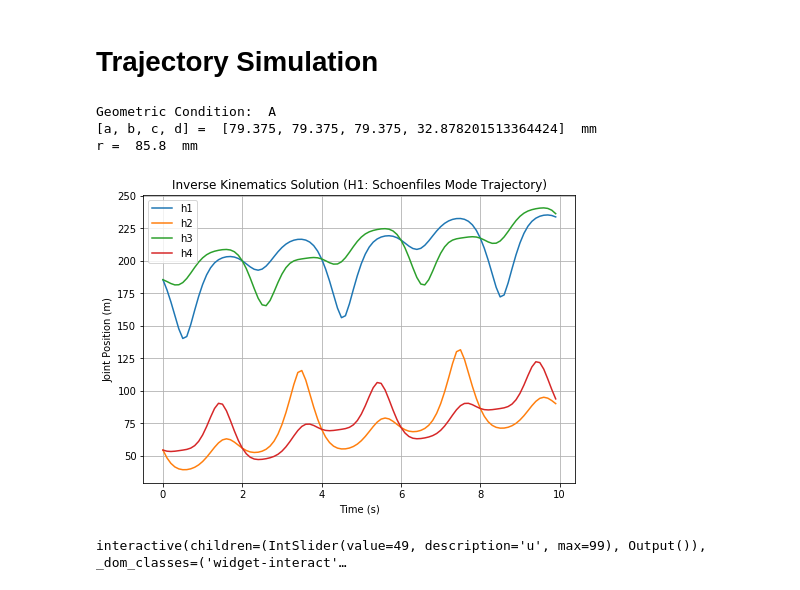
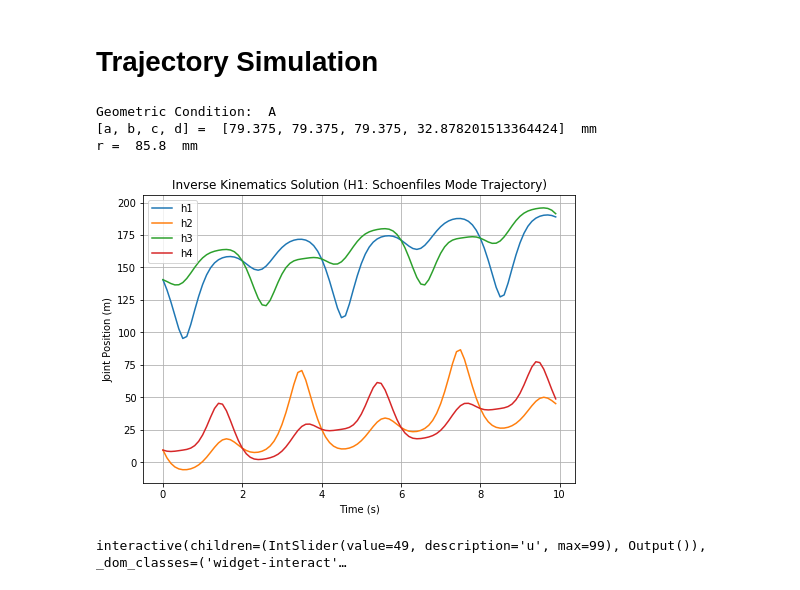
Before and after one commit to ROAR-Lab-Spine/4-CRU_mechanism_analysis, a Jupyter notebook: 4CRU_mech_kinematics.ipynb, the cells around one changed output. Saved outputs shown, nothing was run; the diff lists cells and outputs as text; code cells hidden in the pictures.

```diff
--- a/4CRU_mech_kinematics.ipynb
+++ b/4CRU_mech_kinematics.ipynb
@@ -296,7 +296,7 @@ T = np.arange(0, 10, dt)
 tt = symbols('tt')
 XxH1 = 15.0 + 15.0*cos(0.5 * np.pi * tt)
 YyH1 = 15.0*sin(0.5 * np.pi * tt)
-ZzH1 = 120.0 + 4 * tt
+ZzH1 = 75.0 + 4 * tt
 # PhiH1 = np.ones(len(T))*0.2
 PhiH1 = 0.25*sin(np.pi * tt)
 
@@ -306,34 +306,34 @@ dof1 = lambdify(tt, XxH1, "numpy")
 dof2 = lambdify(tt, YyH1, "numpy")
 dof3 = lambdify(tt, ZzH1, "numpy")
 dof4 = lambdify(tt, PhiH1, "numpy")
 
 DOF1 = dof1(T)
 DOF2 = dof2(T)
 DOF3 = dof3(T)
 DOF4 = dof4(T)
 
 des_pose_4dof_traj = np.array([DOF1, DOF2, DOF3, DOF4])
 
 # des_pose_4dof_traj =
 Hh1, TFtf1 = robot.solve_inv_kin_traj(des_pose_4dof_traj)
 
 fig = plt.figure()
 ax = fig.add_axes([0,0,1,1])
 ax.plot(T, Hh1[0, :], label='h1')
 ax.plot(T, Hh1[1, :], label='h2')
 ax.plot(T, Hh1[2, :], label='h3')
 ax.plot(T, Hh1[3, :], label='h4')
 ax.set_ylabel('Joint Position (m)')
 ax.set_xlabel('Time (s)')
 ax.set_title('Inverse Kinematics Solution (H1: Schoenfiles Mode Trajectory)')
 ax.legend()
 plt.grid(True)
 plt.show()
 # %% [output]
 Geometric Condition:  A
 [a, b, c, d] =  [79.375, 79.375, 79.375, 32.878201513364424]  mm
 r =  85.8  mm
-[figure, old version]
+[figure, new version]
 # %%
 # https://ipywidgets.readthedocs.io/en/latest/examples/Using%20Interact.html
 #from __future__ import print_function
```
Also changed, not shown: parts of 1 cell of this notebook, 2 other files.
